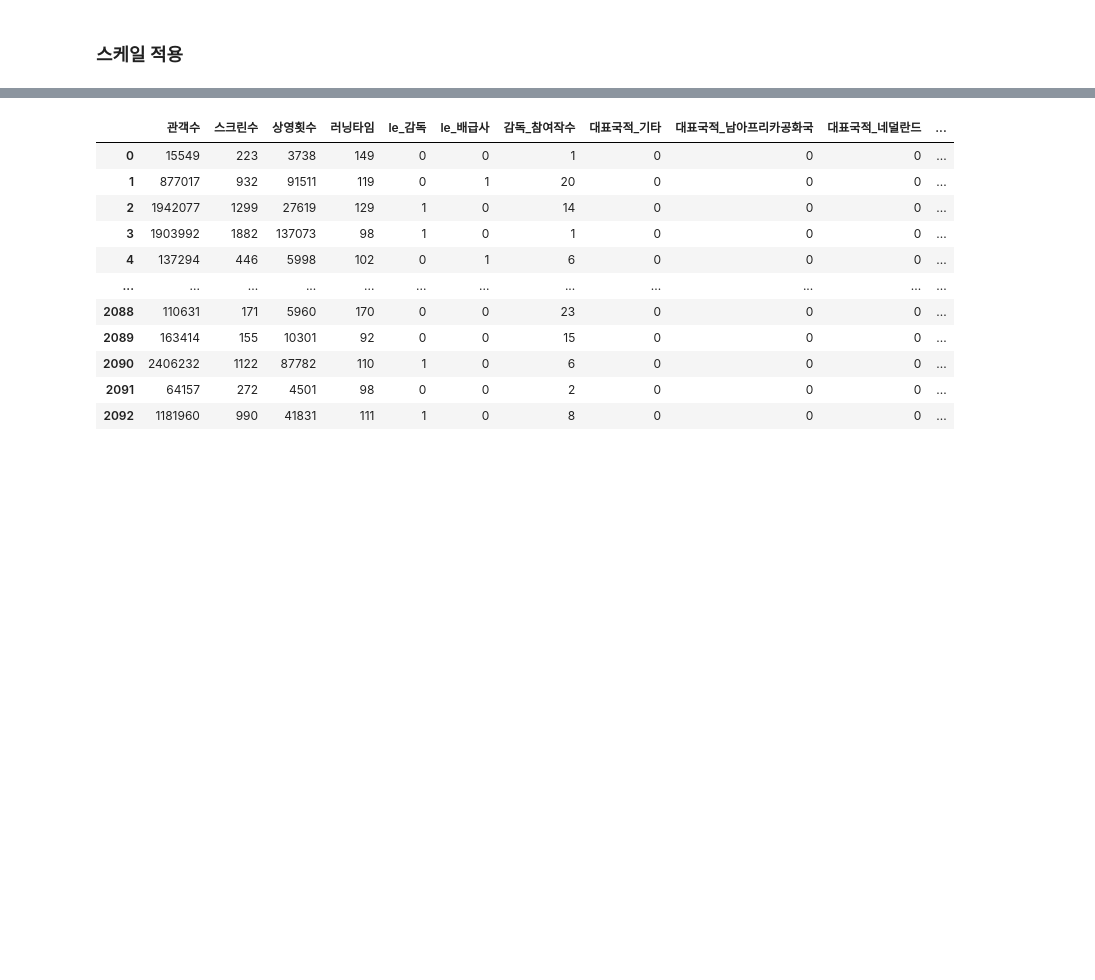
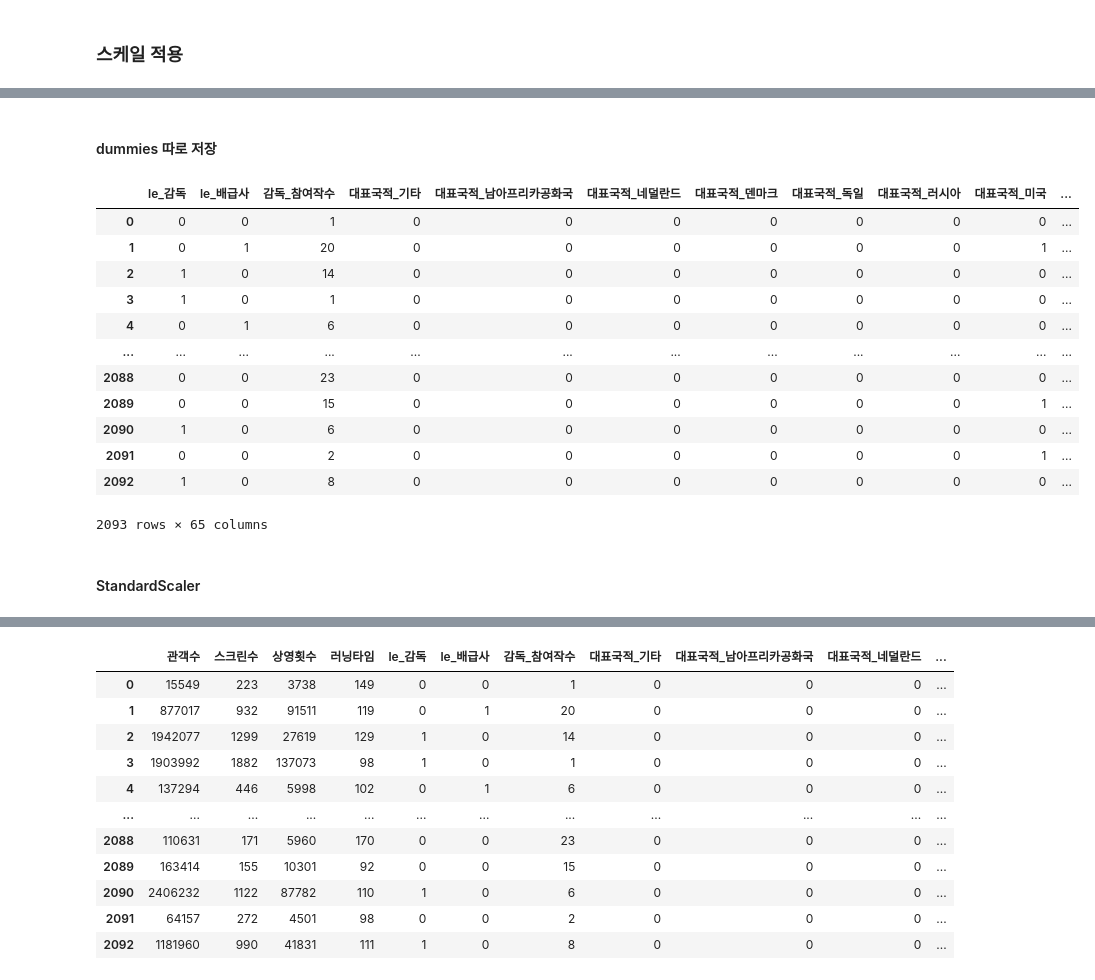
Before and after one commit to taeho8271/ml-project-2, a Jupyter notebook: 2조_Movie_ML.ipynb, the cells around one changed output, grey strips where cells are left out. Cells and saved outputs as stored; diff of their text form; code cells hidden in the pictures; blank space fills up the shorter version.

```diff
--- a/2조_Movie_ML.ipynb
+++ b/2조_Movie_ML.ipynb
@@ -899,0 +975,22 @@ y = movieDataTest_getDummies['매출액']
+# %% [markdown]
+#### dummies 따로 저장
+# %%
+dummies = movieDataTest_getDummies[movieDataTest_getDummies.columns[10:]]
+# %%
+dummies
+# %% [output]
+|  | le_감독 | le_배급사 | 감독_참여작수 | 대표국적_기타 | 대표국적_남아프리카공화국 | 대표국적_네덜란드 | 대표국적_덴마크 | 대표국적_독일 | 대표국적_러시아 | 대표국적_미국 | ... |
+| 0 | 0 | 0 | 1 | 0 | 0 | 0 | 0 | 0 | 0 | 0 | ... |
+| 1 | 0 | 1 | 20 | 0 | 0 | 0 | 0 | 0 | 0 | 1 | ... |
+| 2 | 1 | 0 | 14 | 0 | 0 | 0 | 0 | 0 | 0 | 0 | ... |
+| 3 | 1 | 0 | 1 | 0 | 0 | 0 | 0 | 0 | 0 | 0 | ... |
+| 4 | 0 | 1 | 6 | 0 | 0 | 0 | 0 | 0 | 0 | 0 | ... |
+| ... | ... | ... | ... | ... | ... | ... | ... | ... | ... | ... | ... |
+| 2088 | 0 | 0 | 23 | 0 | 0 | 0 | 0 | 0 | 0 | 0 | ... |
+| 2089 | 0 | 0 | 15 | 0 | 0 | 0 | 0 | 0 | 0 | 1 | ... |
+| 2090 | 1 | 0 | 6 | 0 | 0 | 0 | 0 | 0 | 0 | 0 | ... |
+| 2091 | 0 | 0 | 2 | 0 | 0 | 0 | 0 | 0 | 0 | 1 | ... |
+| 2092 | 1 | 0 | 8 | 0 | 0 | 0 | 0 | 0 | 0 | 0 | ... |
+2093 rows × 65 columns
+# %% [markdown]
+#### StandardScaler
```
Also changed, not shown: parts of 93 cells of this notebook.
